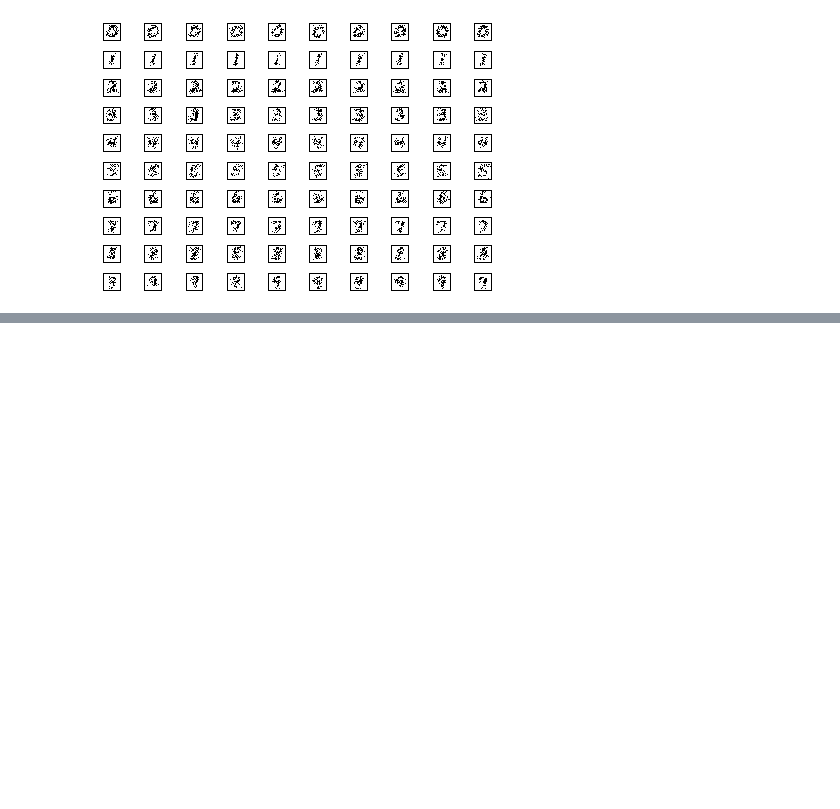
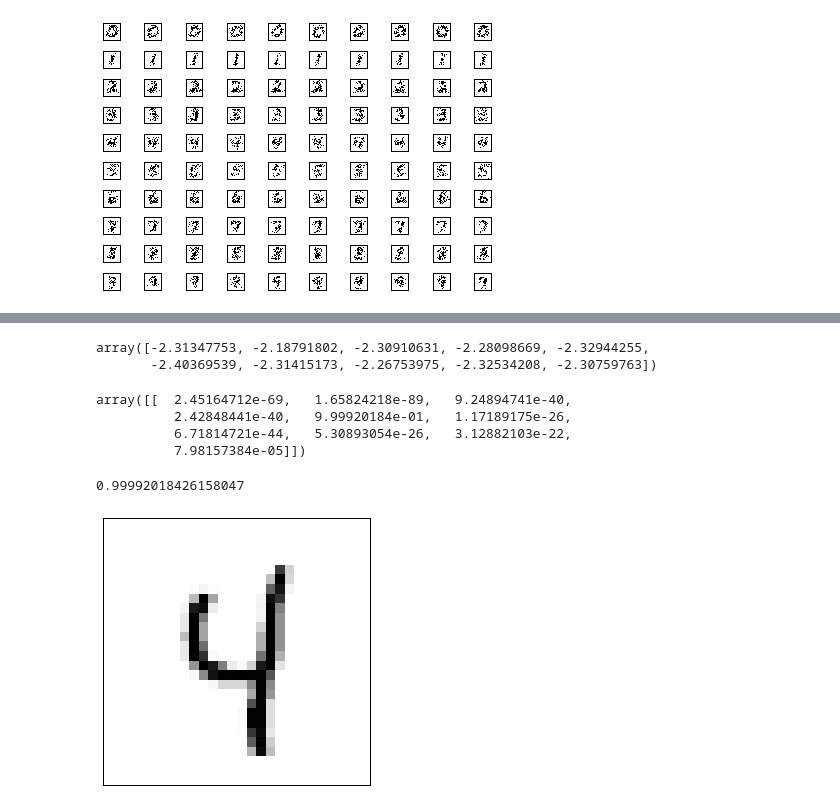
Before and after one commit to jbocharov-mids/W207-Machine-Learning, a Jupyter notebook: reference/scratch.ipynb, the cells around one changed output, grey strips where cells are left out. Drawn from its saved outputs; the diff is of its cells as text; code cells hidden in the pictures; blank space fills up the shorter version.

```diff
--- a/reference/scratch.ipynb
+++ b/reference/scratch.ipynb
@@ -949,0 +973,12 @@ P10(20)
+# %%
+binary_naive_bayes.class_log_prior_
+# %% [output]
+array([-2.31347753, -2.18791802, -2.30910631, -2.28098669, -2.32944255,
+       -2.40369539, -2.31415173, -2.26753975, -2.32534208, -2.30759763])
+# %%
+binary_naive_bayes.predict_proba(dev_example)
+# %% [output]
+array([[  2.45164712e-69,   1.65824218e-89,   9.24894741e-40,
+          2.42848441e-40,   9.99920184e-01,   1.17189175e-26,
+          6.71814721e-44,   5.30893054e-26,   3.12882103e-22,
+          7.98157384e-05]])
@@ -949,0 +987,5 @@ P10(20)
+# %%
+posterior = binary_naive_bayes.predict_proba(dev_example)[0][prediction]
+posterior
+# %% [output]
+0.99992018426158047
@@ -949,0 +1001,4 @@ P10(20)
+# %%
+plot_one_example(dev_example)
+# %% [output]
+[figure, added]
```
Also changed, not shown: parts of 25 cells of this notebook, 1 other file.
